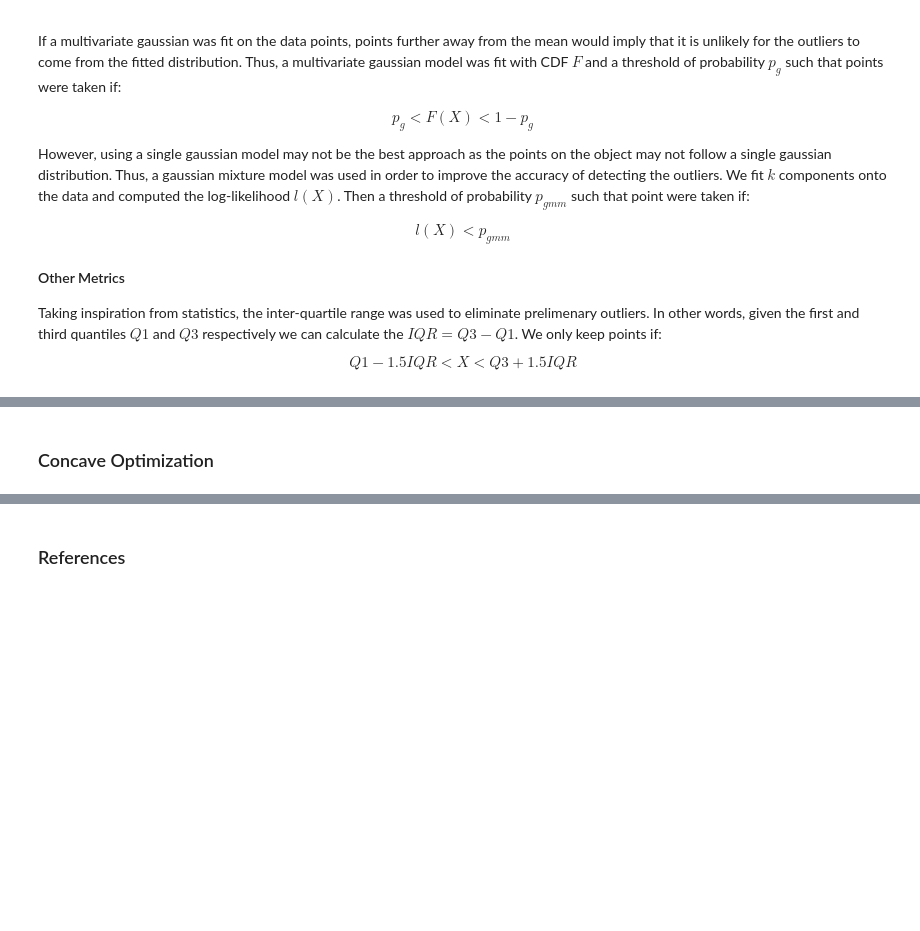
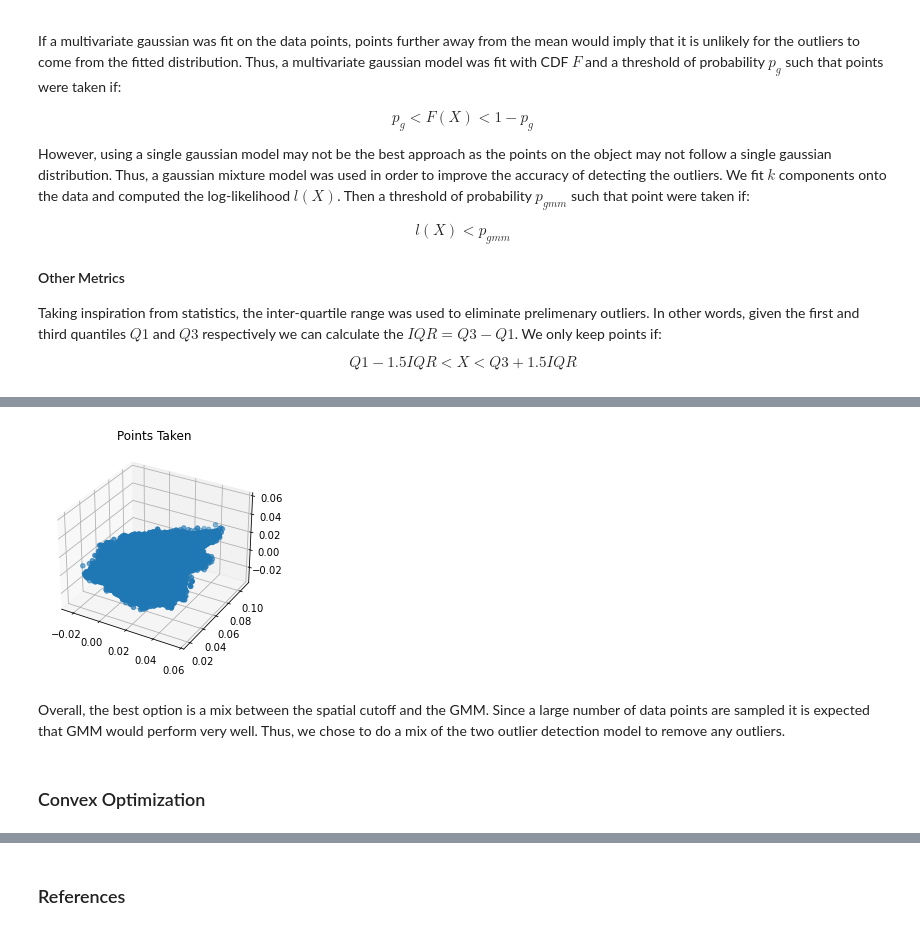
Before and after one commit to mingyuwoo98/volumetric-surface-reconstruction, a Jupyter notebook: Report.ipynb, the cells around one changed output, grey strips where cells are left out. Cells and saved outputs as stored; diff of their text form; code cells hidden in the pictures; blank space fills up the shorter version.

```diff
--- a/Report.ipynb
+++ b/Report.ipynb
@@ -313,0 +412,4 @@ $$Q1 - 1.5 IQR < X < Q3 + 1.5 IQR$$
+# %%
+# Order of which was used
+X_clean = spatial_cutoff(X, 0.1)
+X_clean = gmm_cutoff(X_clean, 4, 6)
@@ -314,2 +429,13 @@ $$Q1 - 1.5 IQR < X < Q3 + 1.5 IQR$$
+# %%
+#%matplotlib notebook
+
+fig = plt.figure()
+
+plot_3d(X_clean, 'Points Taken', fig.add_subplot(111,projection='3d'))
+plt.show()
+# %% [output]
+[figure, added]
+# %% [markdown]
+Overall, the best option is a mix between the spatial cutoff and the GMM. Since a large number of data points are sampled it is expected that GMM would perform very well. Thus, we chose to do a mix of the two outlier detection model to remove any outliers.
 # %% [markdown]
-### Concave Optimization
+### Convex Optimization
```
Also changed, not shown: parts of 28 cells of this notebook, 7 other files.
